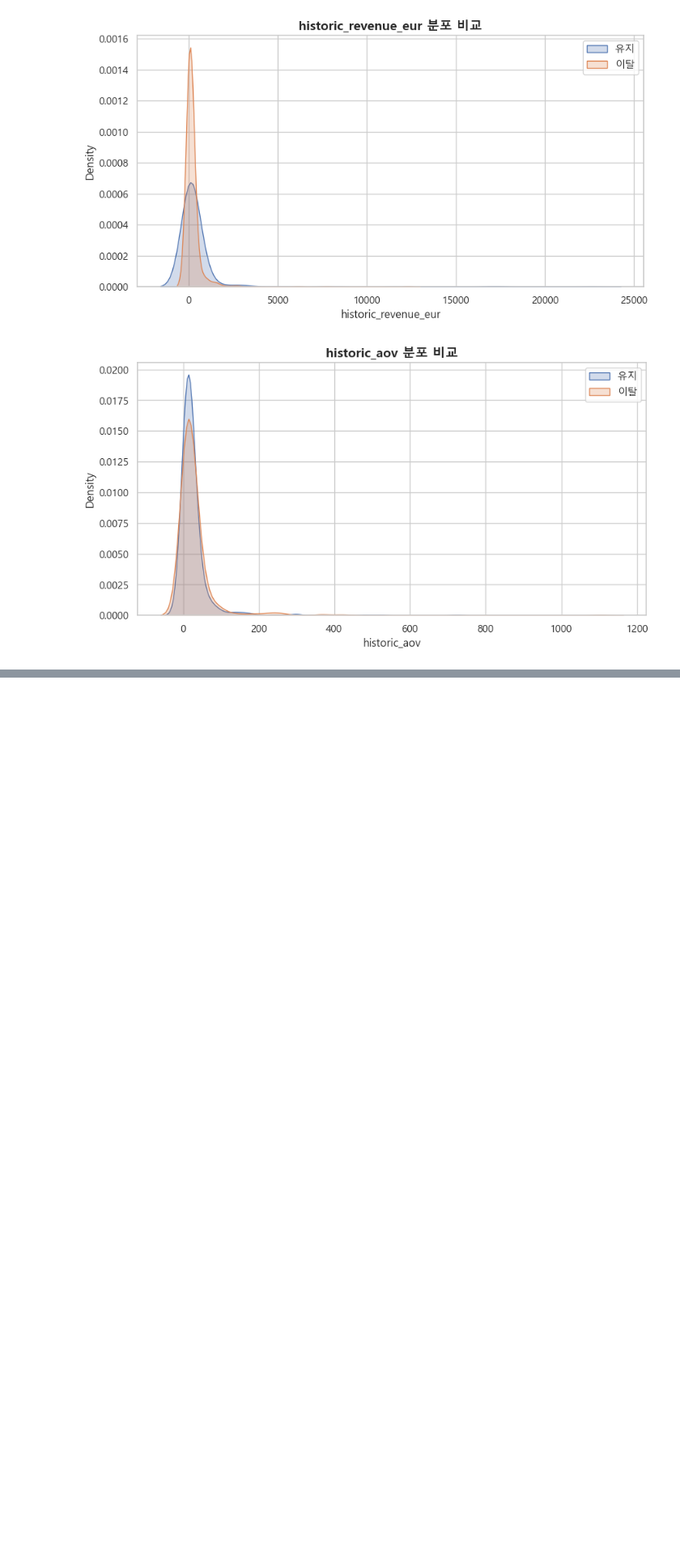
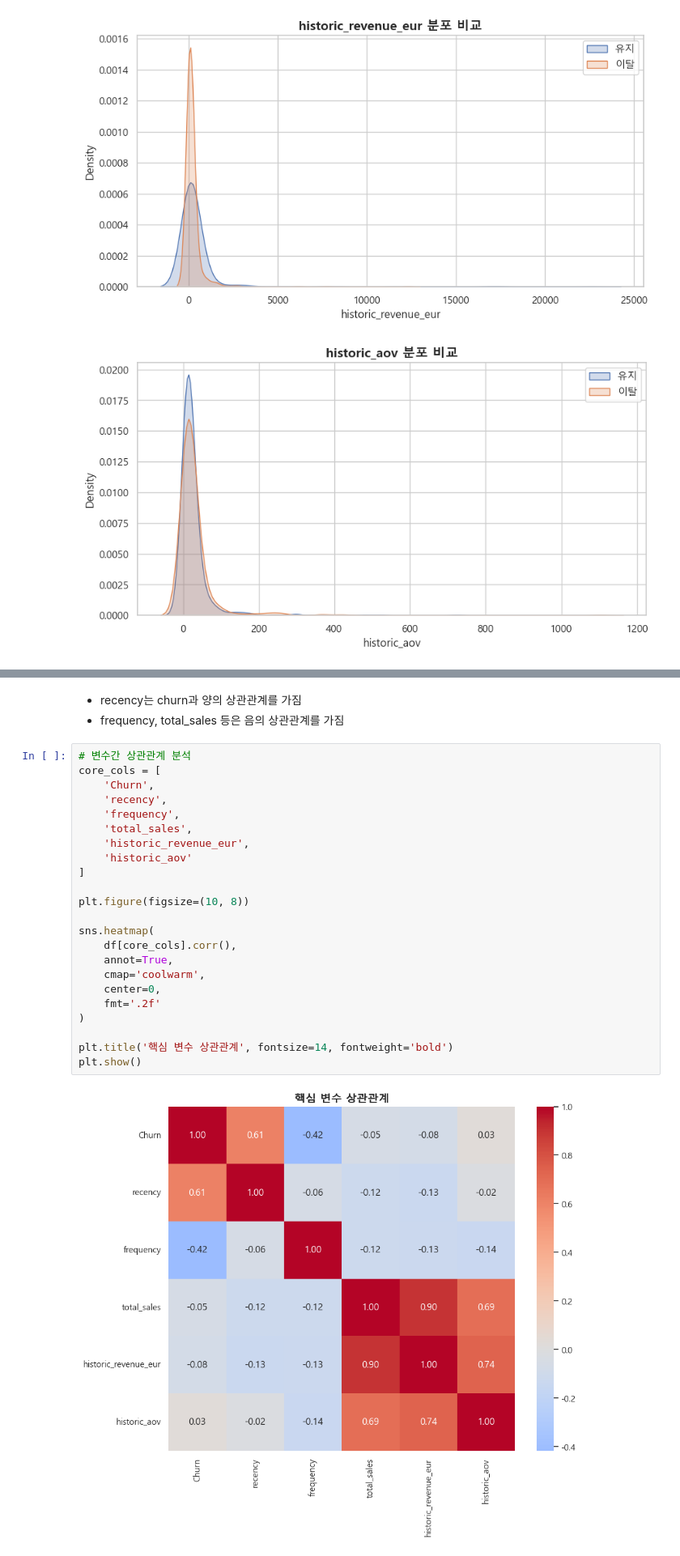
Before and after one commit to SKNETWORKS-FAMILY-AICAMP/SKN28-2nd-4Team, a Jupyter notebook: back_research/myungbin/Packlin/notebooks/EDA.ipynb, the cells around one changed output, grey strips where cells are left out. Shown at 81% size. Saved outputs shown, nothing was run; the diff lists cells and outputs as text; blank space fills up the shorter version.

```diff
--- a/back_research/myungbin/Packlin/notebooks/EDA.ipynb
+++ b/back_research/myungbin/Packlin/notebooks/EDA.ipynb
@@ -391,0 +448,28 @@ for col in core_cols:
+# %% [markdown]
+- recency는 churn과 양의 상관관계를 가짐
+- frequency, total_sales 등은 음의 상관관계를 가짐
+# %%
+# 변수간 상관관계 분석
+core_cols = [
+    'Churn',
+    'recency',
+    'frequency',
+    'total_sales',
+    'historic_revenue_eur',
+    'historic_aov'
+]
+
+plt.figure(figsize=(10, 8))
+
+sns.heatmap(
+    df[core_cols].corr(),
+    annot=True,
+    cmap='coolwarm',
+    center=0,
+    fmt='.2f'
+)
+
+plt.title('핵심 변수 상관관계', fontsize=14, fontweight='bold')
+plt.show()
+# %% [output]
+[figure, added]
```
Also changed, not shown: parts of 18 cells of this notebook, 8 other files.
